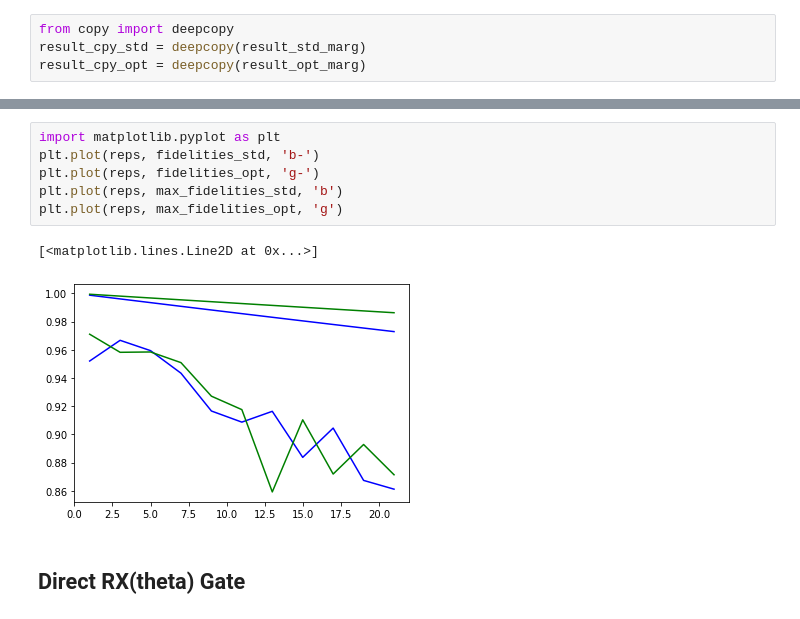
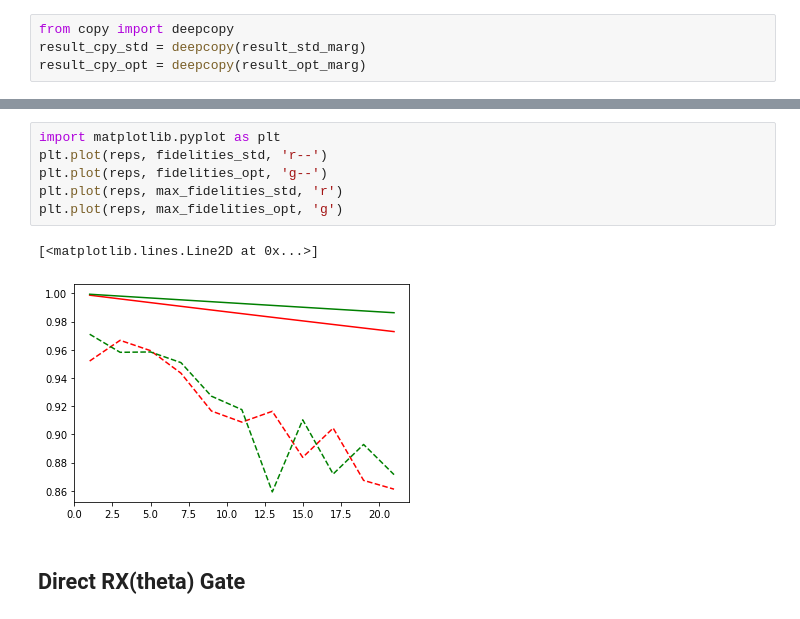
Before and after one commit to singular-value/optimizations_via_openpulse, a Jupyter notebook: PulseCompiler.ipynb, the cells around one changed output, grey strips where cells are left out. Drawn from its saved outputs; the diff is of its cells as text.

```diff
--- a/PulseCompiler.ipynb
+++ b/PulseCompiler.ipynb
@@ -265,12 +247,12 @@ for i, rep in enumerate(reps):
 # %%
 import matplotlib.pyplot as plt
-plt.plot(reps, fidelities_std, 'b-')
-plt.plot(reps, fidelities_opt, 'g-')
-plt.plot(reps, max_fidelities_std, 'b')
+plt.plot(reps, fidelities_std, 'r--')
+plt.plot(reps, fidelities_opt, 'g--')
+plt.plot(reps, max_fidelities_std, 'r')
 plt.plot(reps, max_fidelities_opt, 'g')
 # %% [output]
 [<matplotlib.lines.Line2D at 0x...>]
-[figure, old version]
+[figure, new version]
 # %% [markdown]
 ## Direct RX(theta) Gate
 # %%
```
Also changed, not shown: parts of 1 cell of this notebook, 1 other file.
